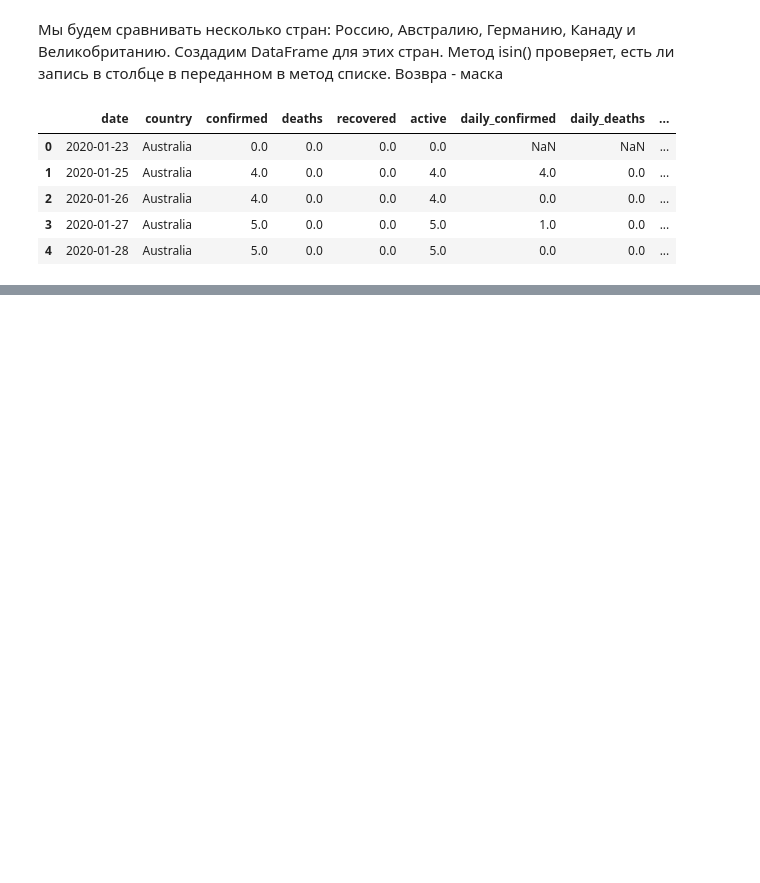
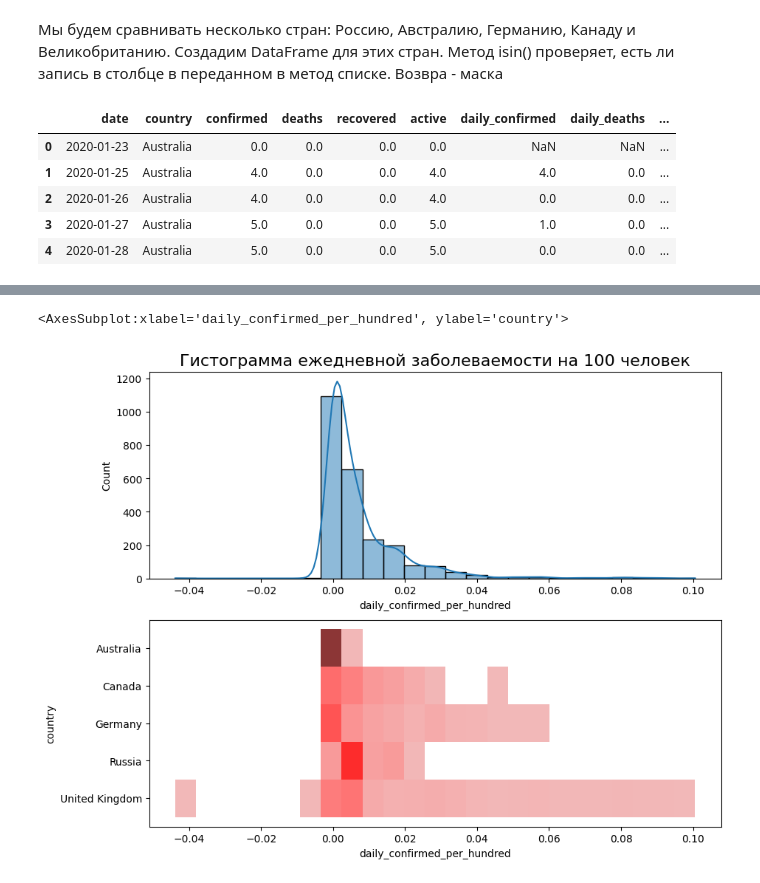
Before and after one commit to UdTatyana/SF-Data-Science, a Jupyter notebook: Skillfactory/PY_13 Визуализация/Theory_13.ipynb, the cells around one changed output, grey strips where cells are left out. Cells and saved outputs as stored; diff of their text form; code cells hidden in the pictures; blank space fills up the shorter version.

```diff
--- a/Skillfactory/PY_13 Визуализация/Theory_13.ipynb
+++ b/Skillfactory/PY_13 Визуализация/Theory_13.ipynb
@@ -450,8 +450,8 @@ populations = pd.DataFrame([
     ['Germany', 83721496],
     ['Russia', 145975300],
     ['Australia', 25726900],
-    ['United Ringdom', 67802690]
-],
+    ['United Kingdom', 67802690]
+    ],
     columns=['country', 'population']
 )
 croped_covid_df = croped_covid_df.merge(populations, on=['country'])
@@ -468,0 +476,22 @@ croped_covid_df.head()
+# %%
+fig, axes = plt.subplots(nrows=2, ncols=1, figsize=(10, 8))
+sns.histplot(
+    data=croped_covid_df,
+    x='daily_confirmed_per_hundred',
+    bins=25,
+    kde=True,
+    ax=axes[0]
+)
+axes[0].set_title('Гистограмма ежедневной заболеваемости на 100 человек', fontsize=16)
+
+sns.histplot(
+    data=croped_covid_df,
+    x='daily_confirmed_per_hundred',
+    y='country',
+    color='red',
+    bins=25,
+    ax=axes[1]
+)
+# %% [output]
+<AxesSubplot:xlabel='daily_confirmed_per_hundred', ylabel='country'>
+[figure, added]
```
Also changed, not shown: parts of 15 cells of this notebook.
